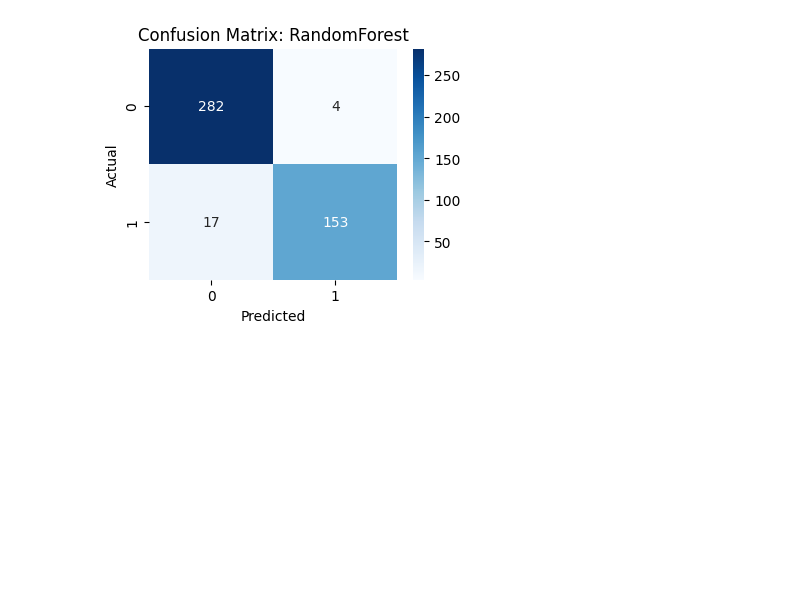
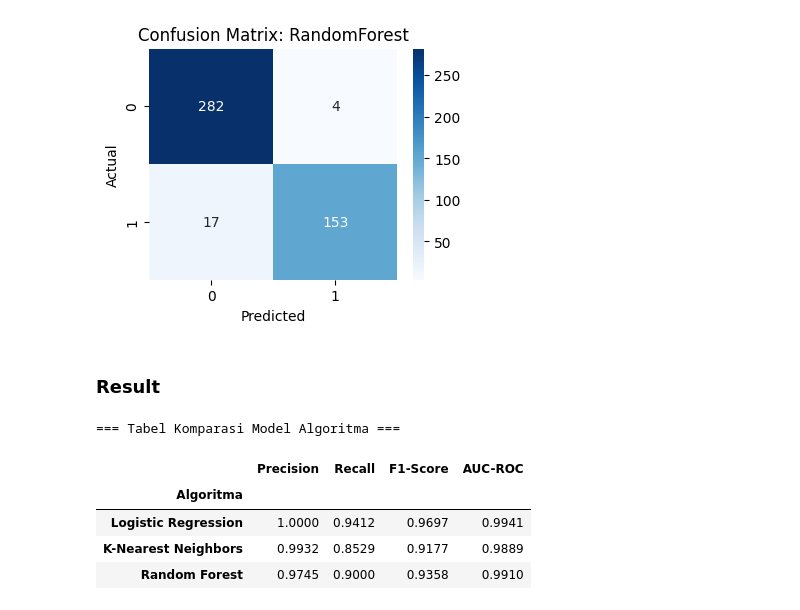
Before and after one commit to sleepymor/ITK-IF2514403-machine-learning-final, a Jupyter notebook: 3_Preliminary_Result_Kelompok2.ipynb, the cells around one changed output. Cells and saved outputs as stored; diff of their text form; code cells hidden in the pictures; blank space fills up the shorter version.

Commit message:
Adding display table

```diff
--- a/3_Preliminary_Result_Kelompok2.ipynb
+++ b/3_Preliminary_Result_Kelompok2.ipynb
@@ -749,3 +749,49 @@ Classification Report:
    macro avg       0.96      0.94      0.95       456
 weighted avg       0.95      0.95      0.95       456
 [figure]
+# %% [markdown]
+### Result
+# %%
+models = {
+    'Logistic Regression': lr_model,
+    'K-Nearest Neighbors': knn_model,
+    'Random Forest': rf_model
+}
+
+
+comparison_results = []
+
+for model_name, model in models.items():
+    y_pred = model.predict(X_test)
+
+    y_proba = model.predict_proba(X_test)[:, 1]
+
+    precision = precision_score(y_test, y_pred)
+    recall = recall_score(y_test, y_pred)
+    f1 = f1_score(y_test, y_pred)
+    auc_roc = roc_auc_score(y_test, y_proba)
+
+
+    comparison_results.append({
+        'Algoritma': model_name,
+        'Precision': round(precision, 4),
+        'Recall': round(recall, 4),
+        'F1-Score': round(f1, 4),
+        'AUC-ROC': round(auc_roc, 4)
+    })
+
+df_comparison = pd.DataFrame(comparison_results)
+
+
+df_comparison.set_index('Algoritma', inplace=True)
+
+
+print("=== Tabel Komparasi Model Algoritma ===")
+display(df_comparison)
+# %% [output]
+=== Tabel Komparasi Model Algoritma ===
+|  | Precision | Recall | F1-Score | AUC-ROC |
+| Algoritma |  |  |  |  |
+| Logistic Regression | 1.0000 | 0.9412 | 0.9697 | 0.9941 |
+| K-Nearest Neighbors | 0.9932 | 0.8529 | 0.9177 | 0.9889 |
+| Random Forest | 0.9745 | 0.9000 | 0.9358 | 0.9910 |
```
Also changed, not shown: parts of 2 cells of this notebook.
